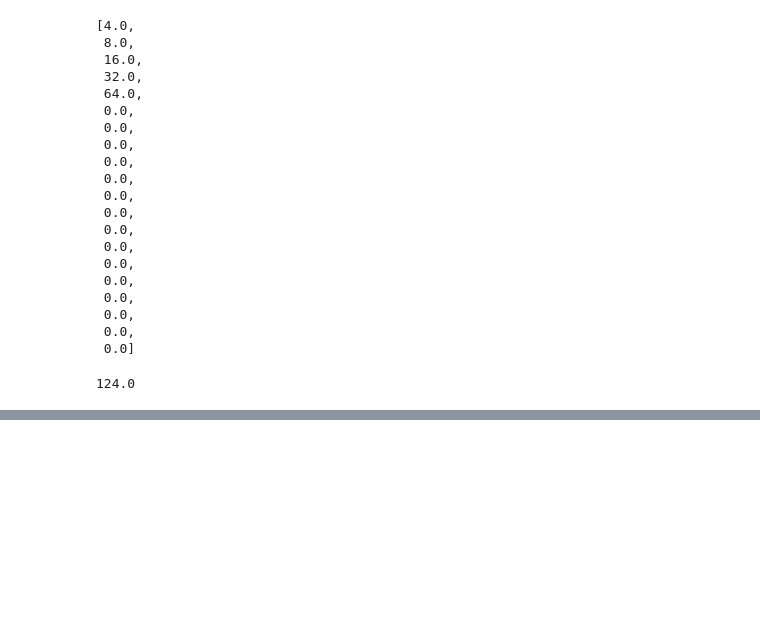
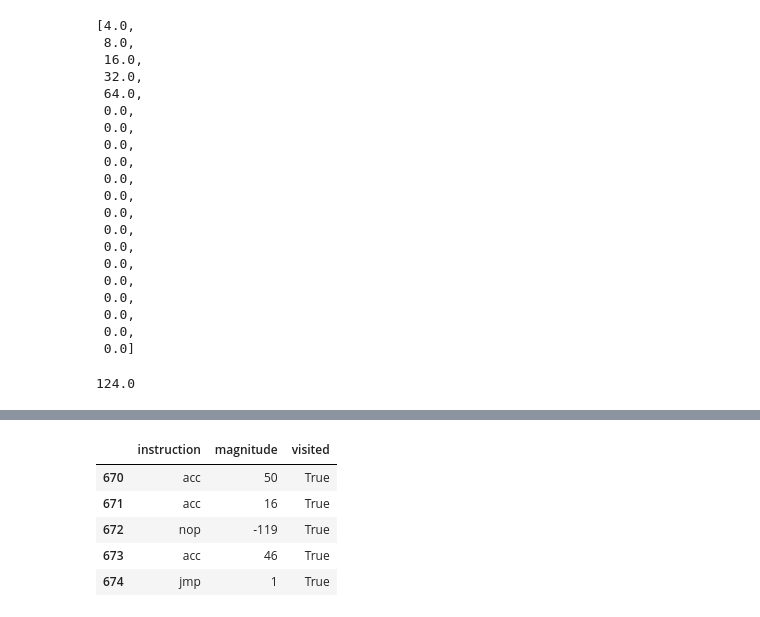
Before and after one commit to M011190B/aoc_2020, a Jupyter notebook: aoc_2020.ipynb, the cells around one changed output, grey strips where cells are left out. Cells and saved outputs as stored; diff of their text form; code cells hidden in the pictures; blank space fills up the shorter version.

```diff
--- a/aoc_2020.ipynb
+++ b/aoc_2020.ipynb
@@ -565,0 +612,4 @@ sum(b)
+# %%
+data['visited'] = False
+accumulator = 0
+k = 0
@@ -565,0 +622,4 @@ sum(b)
+# %%
+L = (data['instruction']!= 'acc')&(data['visited']==True)
+# %%
+L_indices = np.where(L)[0]
@@ -565,0 +652,9 @@ sum(b)
+# %%
+a.tail()
+# %% [output]
+|  | instruction | magnitude | visited |
+| 670 | acc | 50 | True |
+| 671 | acc | 16 | True |
+| 672 | nop | -119 | True |
+| 673 | acc | 46 | True |
+| 674 | jmp | 1 | True |
```
Also changed, not shown: parts of 10 cells of this notebook, 1 other file.
